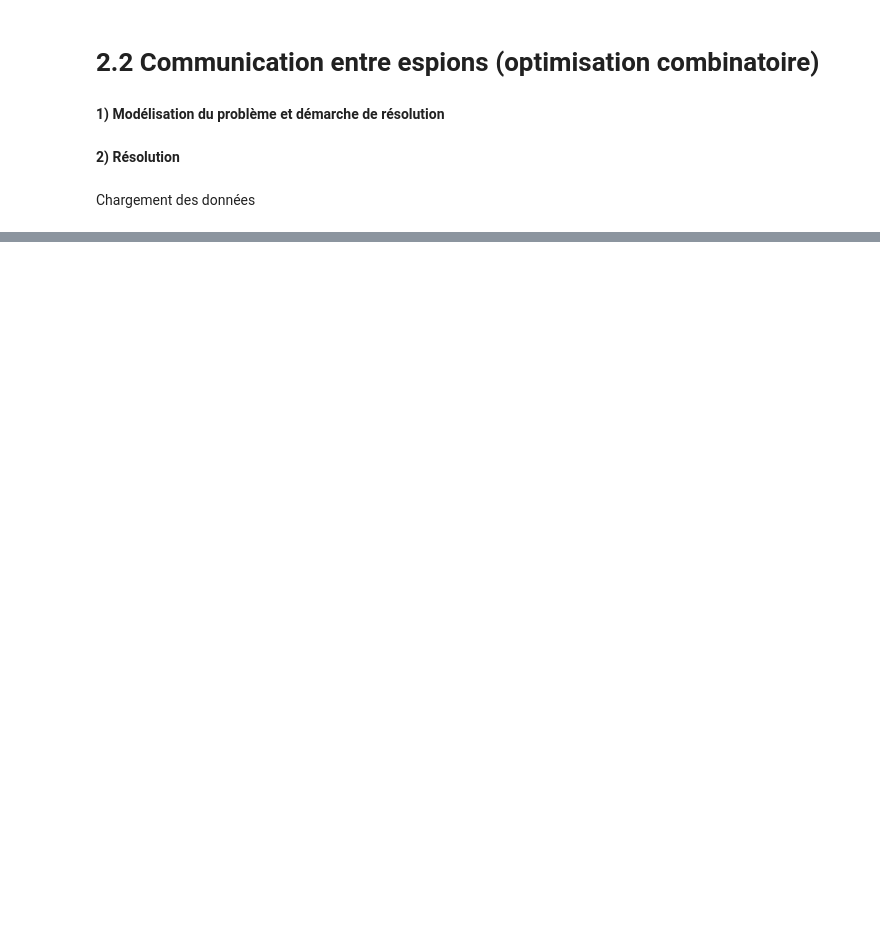
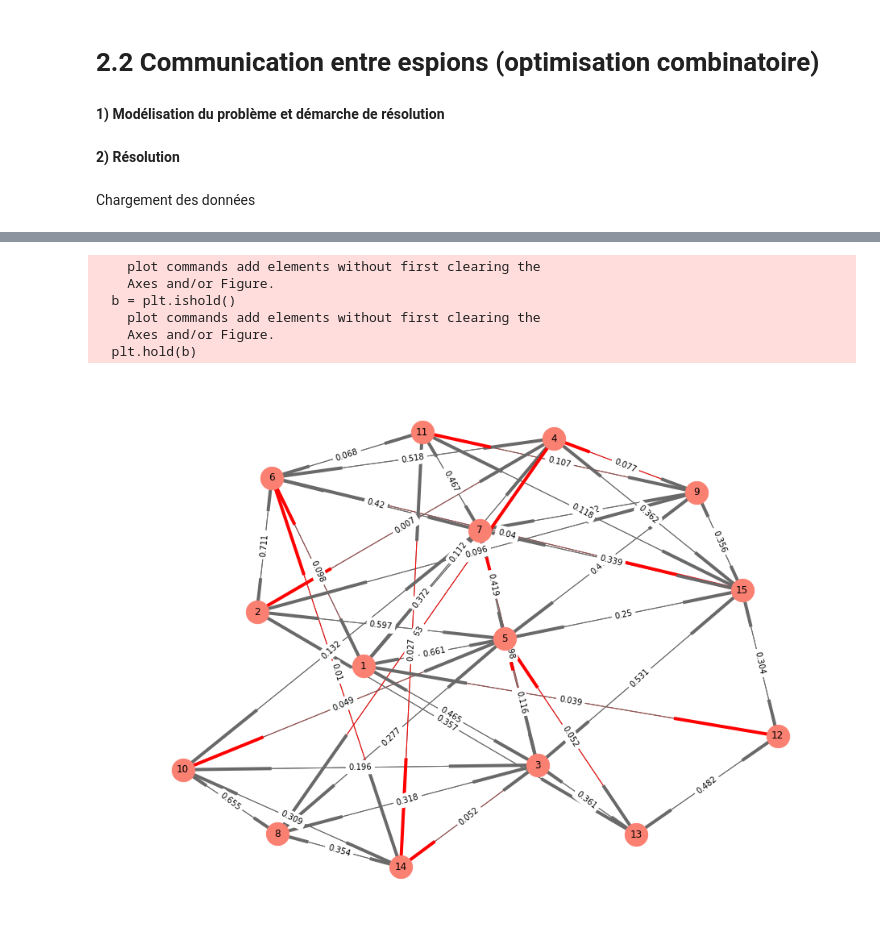
Before and after one commit to shahineb/archives1819, a Jupyter notebook: tp2_3/2_2_optimisation_combinatoire.ipynb, the cells around one changed output, grey strips where cells are left out. Cells and saved outputs as stored; diff of their text form; code cells hidden in the pictures; blank space fills up the shorter version.

```diff
--- a/tp2_3/2_2_optimisation_combinatoire.ipynb
+++ b/tp2_3/2_2_optimisation_combinatoire.ipynb
@@ -122,0 +49,4 @@ G = plot_graph(proba_interception)
+# %%
+graph = csr_matrix(proba_interception.copy())
+Tcsr = csgraph.minimum_spanning_tree(graph)
+minimum_spanning_graph = Tcsr.toarray()
@@ -122,0 +55,19 @@ G = plot_graph(proba_interception)
+# %%
+to_highlight = []
+for i, row in enumerate(minimum_spanning_graph):
+        spy_i = str(i+1)
+        reachable_spies = np.where(row>0)[0]
+        for j in reachable_spies:
+            spy_j = str(j+1)
+            to_highlight += [(spy_i, spy_j)]
+# %%
+plot_graph(proba_interception, to_highlight=to_highlight)
+plt.show()
+# %% [output]
+    plot commands add elements without first clearing the
+    Axes and/or Figure.
+  b = plt.ishold()
+    plot commands add elements without first clearing the
+    Axes and/or Figure.
+  plt.hold(b)
+[figure, added]
```
Also changed, not shown: parts of 12 cells of this notebook, 2 other files.
